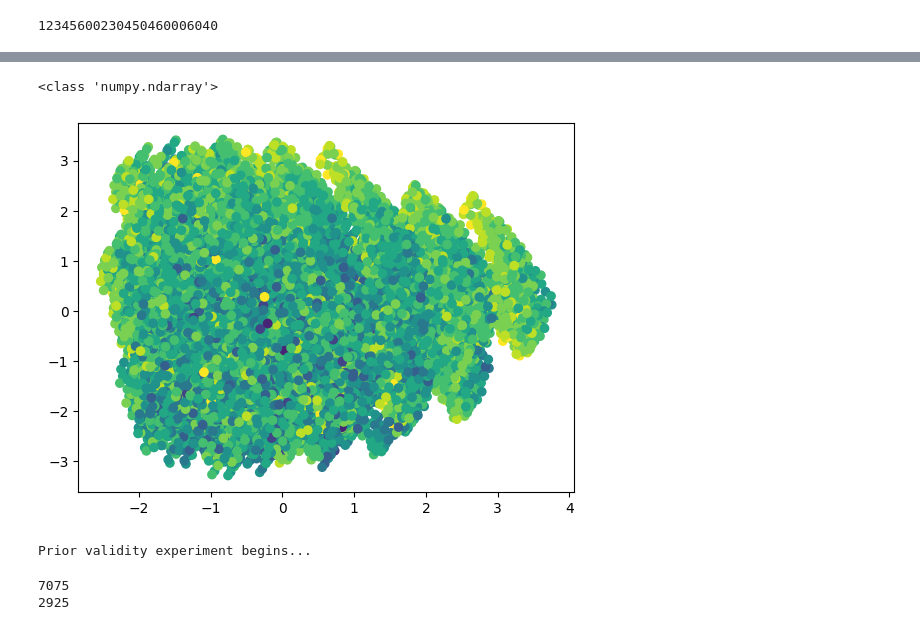
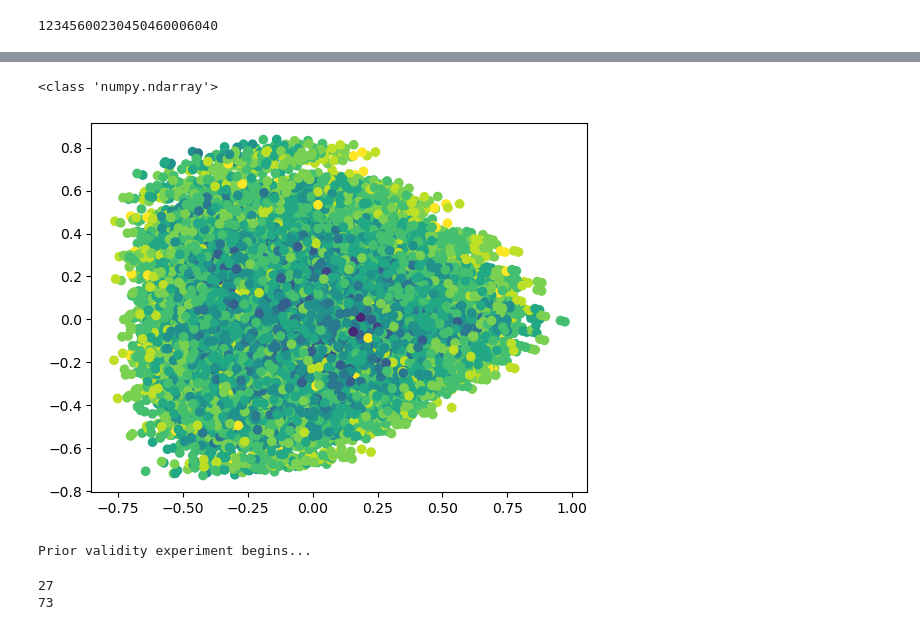
Before and after one commit to drigba/D-VAE, a Jupyter notebook: visualize.ipynb, the cells around one changed output, grey strips where cells are left out. Saved outputs shown, nothing was run; the diff lists cells and outputs as text; code cells hidden in the pictures.

```diff
--- a/visualize.ipynb
+++ b/visualize.ipynb
@@ -36,8 +36,22 @@ import re
 import visualize_util
 from visualize_util import *
 # %%
-p = os.path.join("vertex_5_7dim_latent_KL0.1_DVAE_NOBATCHNORM_ROW_hs128_batchsize64","final_structures6_2")
-vis_path = os.path.join(p, "evaluation")
+p = os.path.join("vertex_5_28dim_latent_KL0.1_DVAE_hs128_batchsize64","final_structures6_1")
+
+model_dir = os.path.join(p, "model")
+print(model_dir)
+files = [os.path.join(model_dir, file) for file in os.listdir(model_dir)]
+file_dict = {int(re.findall(r'\d+', Path(file).name)[0]):file for file in files}
+f_l = [int(re.findall(r'\d+', Path(file).name)[0]) for file in files]
+max_epoch = max(file_dict.keys())
+
+last_epoch = file_dict[max_epoch]
+
+# max_epoch = 15
+# last_epoch = os.path.join(model_dir,"model_checkpoint"+str(max_epoch)+".pth")
+print(last_epoch)
+
+vis_path = os.path.join(p, "evaluation", str(max_epoch))
 csv_file_path = "summary.csv"
 if( not os.path.exists(vis_path)):
     os.makedirs(vis_path)
@@ -156,7 +178,7 @@ for ix,filename in enumerate(tqdm(os.listdir(graph_path))):
             if(len(vs.out_edges()) == 0):
                 graph2.add_edge(vs_i+1, len(graph2.vs)-1)
         all_data.append(graph2)
-        all_data_cleaned.append(graph2)
+        all_data_cleaned.append(graph2.copy())
 
 print(all_data[0].vs["type"])
 # print(all_data[1].vs["type"])
@@ -270,25 +274,28 @@ Z norm: 527.09576
 # %%
-a = latents.reshape((number_of_graphs,args.nz))
-pca = PCA(n_components=2)
-components = pca.fit_transform(a)
-print(type(components))
+def scatter_encoded(latents, shape,color):
+    a = latents.reshape(shape)
+    pca = PCA(n_components=2)
+    components = pca.fit_transform(a)
+    print(type(components))
 
-fig, ax = plt.subplots(facecolor=(1, 1, 1))
-scatter = ax.scatter(components[:,0], components[:,1], c=extended[:,args.nz])
+    fig, ax = plt.subplots(facecolor=(1, 1, 1))
+    scatter = ax.scatter(components[:,0], components[:,1], c=color)
 
-legend1 = ax.legend(*scatter.legend_elements(),
-                    loc="upper left",bbox_to_anchor=(1.04, 1))
-ax.add_artist(legend1)
-fig_name = os.path.join(vis_path, "all_data_encoded")
-fig.savefig(fig_name,bbox_inches='tight')
-plt.show()
+    legend1 = ax.legend(*scatter.legend_elements(),
+                        loc="upper left",bbox_to_anchor=(1.04, 1))
+    ax.add_artist(legend1)
+    fig_name = os.path.join(vis_path, "all_data_encoded")
+    fig.savefig(fig_name,bbox_inches='tight')
+    plt.show()
+
+scatter_encoded(latents, (number_of_graphs,args.nz), extended)
 # %% [output]
 <class 'numpy.ndarray'>
-[figure, old version]
+[figure, new version]
 # %%
 
 
-def prior_validity():
+def prior_validity(n_latent_points,decode_times ):
     Z_train = latents
     Zs_valid = []
     Zs_invalid = []
@@ -298,8 +305,7 @@ def prior_validity():
     # print(z_mean)
     # print(z_std)
     z_mean, z_std = torch.FloatTensor(z_mean).to(device), torch.FloatTensor(z_std).to(device)
-    n_latent_points = 1000
-    decode_times = 10
+
     n_valid = 0
     print('Prior validity experiment begins...')
     G = []
@@ -336,14 +342,16 @@ def prior_validity():
             cnt = 0
     return G_valid, G_invalid, Zs_valid, Zs_invalid, Wrapped_G
 
-
-valid, invalid, Zs_valid, Zs_invalid, Wrapped_G = prior_validity()
+n_latent_points = 10
+decode_times = 10
+valid, invalid, Zs_valid, Zs_invalid, Wrapped_G = prior_validity(n_latent_points,decode_times)
+sampled_graphs = n_latent_points * decode_times
 print(len(valid))
 print(len(invalid))
 # %% [output]
 Prior validity experiment begins...
-7075
-2925
+27
+73
 # %%
 print(number_of_graphs)
 print(len(valid))
```
Also changed, not shown: parts of 35 cells of this notebook, 10 other files.
